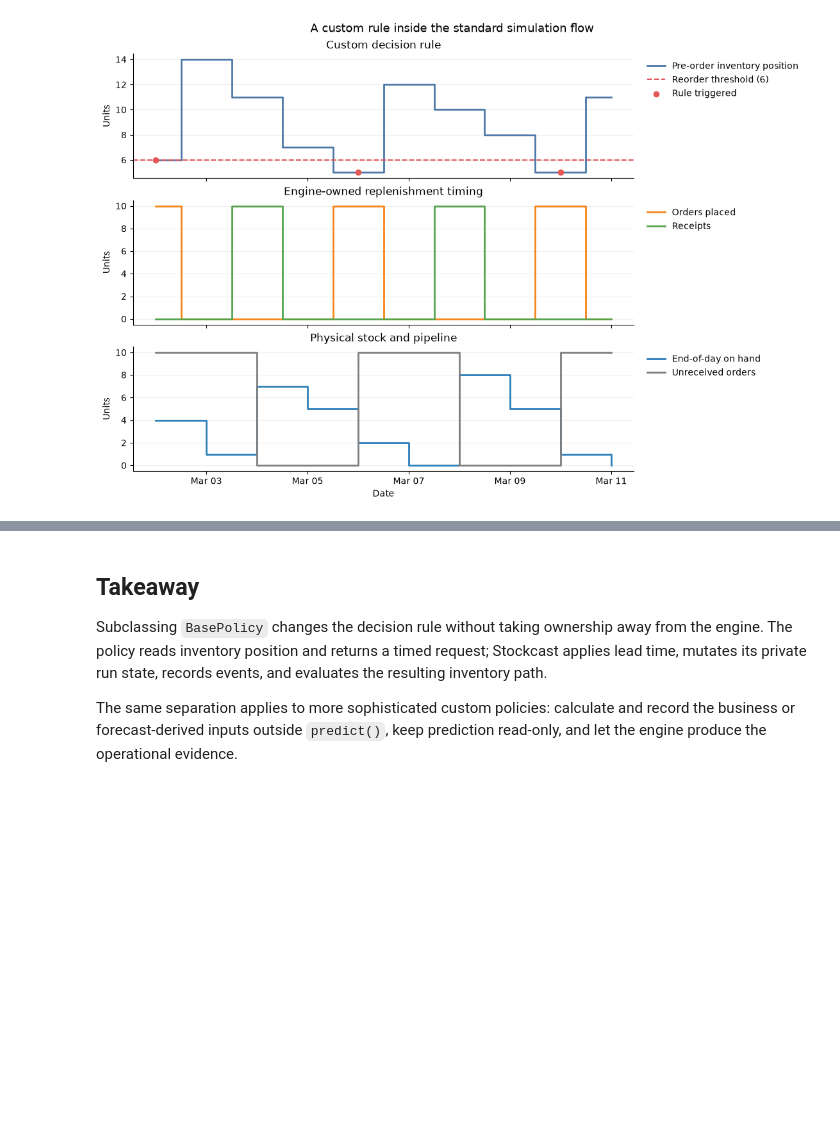
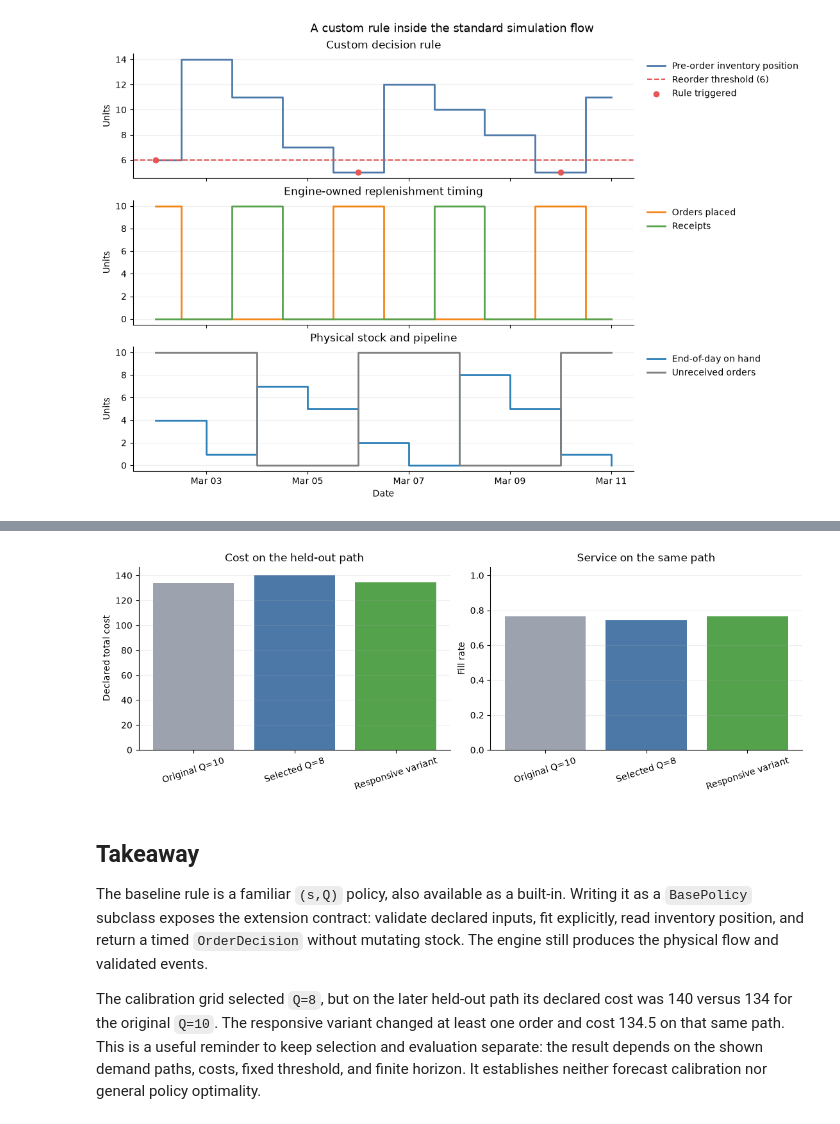
Before and after one commit to FilTheo/stockcast, a Jupyter notebook: examples/notebooks/05_custom_policies.ipynb, the cells around one changed output, grey strips where cells are left out. Drawn from its saved outputs; the diff is of its cells as text; code cells hidden in the pictures; blank space fills up the shorter version.

```diff
--- a/examples/notebooks/05_custom_policies.ipynb
+++ b/examples/notebooks/05_custom_policies.ipynb
@@ -401,0 +591,28 @@ plt.show()
+# %%
+# The first branch is the original teaching rule; the other two use Q
+# selected without consulting this later demand path.
+held_out_policies = [
+    fitted_rule(fixed_order_quantity),
+    fitted_rule(selected_quantity),
+    responsive,
+]
+held_out_labels = ['Original Q=10', f'Selected Q={selected_quantity}', 'Responsive variant']
+held_out_comparison = SimulationEngine().run_comparison(
+    policies=held_out_policies, labels=held_out_labels,
+    demand_source=held_out_demand,
+    inventory=fresh_opening(held_out_demand.date.min()),
+    n_periods=len(held_out_demand), period_frequency=period_frequency,
+    initial_decision=initial_decision, warmup_periods=0,
+    scoring_periods=len(held_out_demand), settlement_periods=0,
+    order_during_settlement=False,
+    demand_source_name='declared_held_out_demand', random_seed=None,
+)
+held_out_rows = []
+for label, run in held_out_comparison.results.items():
+    validate_event_frame(run.to_event_frame(window='scoring'))
+    row = InventoryEvaluator().fit(
+        simulation_result=run, window='scoring',
+    ).evaluate(metrics=cost_metrics, groupby=[], context=cost_context).iloc[0].to_dict()
+    held_out_rows.append({'rule': label, **row})
+held_out_scores = pd.DataFrame(held_out_rows)
+print(held_out_scores.round(2).to_string(index=False))
@@ -402,6 +652,19 @@ plt.show()
+# %%
+fig, axes = plt.subplots(1, 2, figsize=(11, 3.8), layout='constrained')
+axes[0].bar(held_out_scores.rule, held_out_scores.total_cost, color=['#9CA3AF', '#4C78A8', '#54A24B'])
+axes[0].set(title='Cost on the held-out path', ylabel='Declared total cost')
+axes[1].bar(held_out_scores.rule, held_out_scores.fill_rate, color=['#9CA3AF', '#4C78A8', '#54A24B'])
+axes[1].set(title='Service on the same path', ylabel='Fill rate', ylim=(0, 1.05))
+for ax in axes:
+    ax.tick_params(axis='x', rotation=18)
+    ax.grid(axis='y', alpha=0.2)
+    ax.spines[['top', 'right']].set_visible(False)
+plt.show()
+# %% [output]
+[figure, added]
 # %% [markdown]
 ## Takeaway
 
-Subclassing `BasePolicy` changes the decision rule without taking ownership away from the engine. The policy reads inventory position and returns a timed request; Stockcast applies lead time, mutates its private run state, records events, and evaluates the resulting inventory path.
+The baseline rule is a familiar `(s,Q)` policy, also available as a built-in. Writing it as a `BasePolicy` subclass exposes the extension contract: validate declared inputs, fit explicitly, read inventory position, and return a timed `OrderDecision` without mutating stock. The engine still produces the physical flow and validated events.
 
-The same separation applies to more sophisticated custom policies: calculate and record the business or forecast-derived inputs outside `predict()`, keep prediction read-only, and let the engine produce the operational evidence.
+The calibration grid selected `Q=8`, but on the later held-out path its declared cost was 140 versus 134 for the original `Q=10`. The responsive variant changed at least one order and cost 134.5 on that same path. This is a useful reminder to keep selection and evaluation separate: the result depends on the shown demand paths, costs, fixed threshold, and finite horizon. It establishes neither forecast calibration nor general policy optimality.
```
Also changed, not shown: parts of 26 cells of this notebook, 55 other files.
